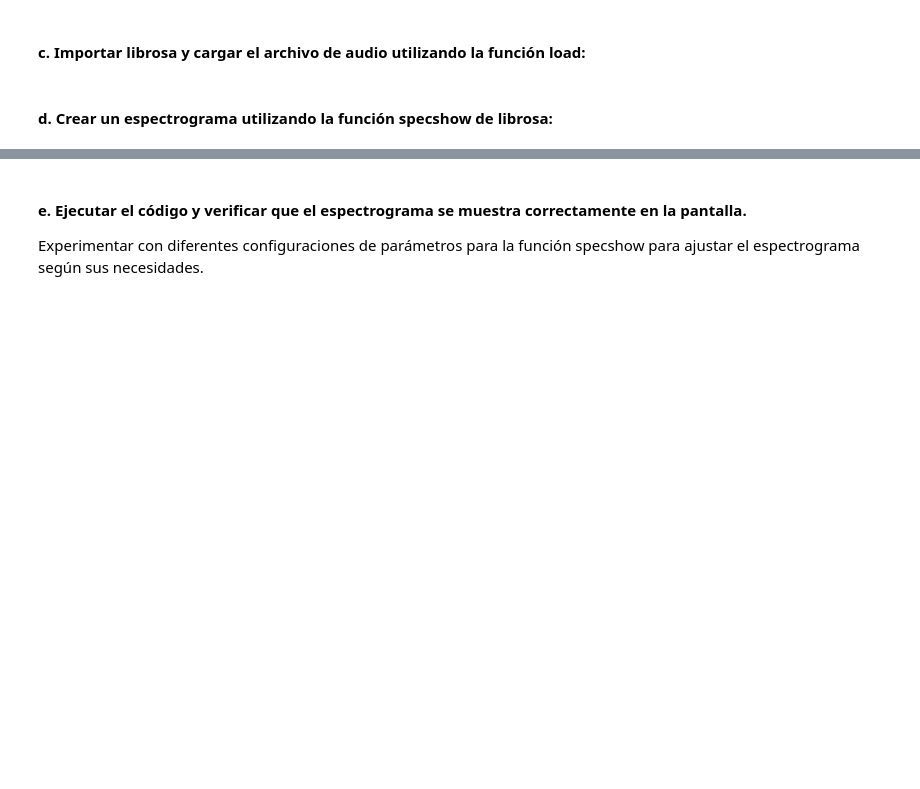
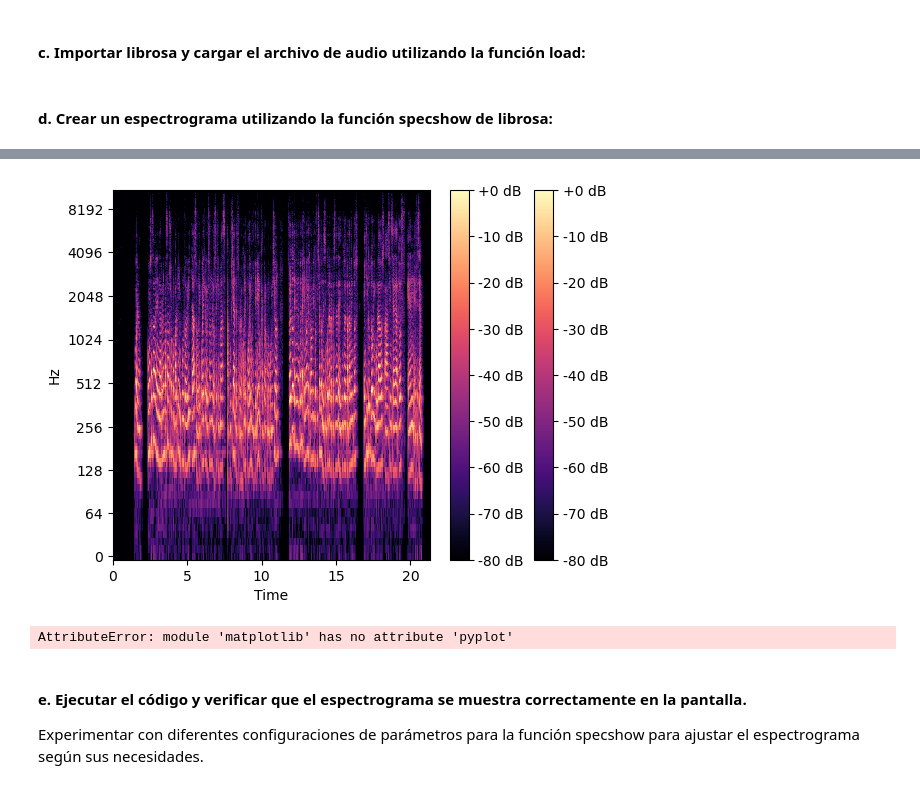
Before and after one commit to matuteiglesias/labo-de-datos-FCEN, a Jupyter notebook: ejercicios/Clase 04 - Procesamiento de audio y video edit.ipynb, the cells around one changed output, grey strips where cells are left out. Cells and saved outputs as stored; diff of their text form; code cells hidden in the pictures; blank space fills up the shorter version.

````diff
--- a/ejercicios/Clase 04 - Procesamiento de audio y video edit.ipynb
+++ b/ejercicios/Clase 04 - Procesamiento de audio y video edit.ipynb
@@ -9,9 +29,8 @@
 # %% [markdown]
 #### c. Importar librosa y cargar el archivo de audio utilizando la función load:
 # %%
-```
+
 import librosa
-audio, sr = librosa.load('ruta_del_archivo_de_audio.wav')
-```
+audio, sr = librosa.load('./files/test.mpga')
 # %% [markdown]
 #### d. Crear un espectrograma utilizando la función specshow de librosa:
@@ -18,13 +57,15 @@ audio, sr = librosa.load('ruta_del_archivo_de_audio.wav')
 # %%
-```
+import numpy as np
 import librosa.display
 import matplotlib.pyplot as plt
 
 spectrogram = librosa.amplitude_to_db(librosa.stft(audio), ref=np.max)
 librosa.display.specshow(spectrogram, sr=sr, x_axis='time', y_axis='log')
 plt.colorbar(format='%+2.0f dB')
 plt.show()
-```
+# %% [output]
+[figure, added]
+AttributeError: module 'matplotlib' has no attribute 'pyplot'
 # %% [markdown]
 #### e. Ejecutar el código y verificar que el espectrograma se muestra correctamente en la pantalla.
 
````
Also changed, not shown: parts of 7 cells of this notebook, 3 other files.
